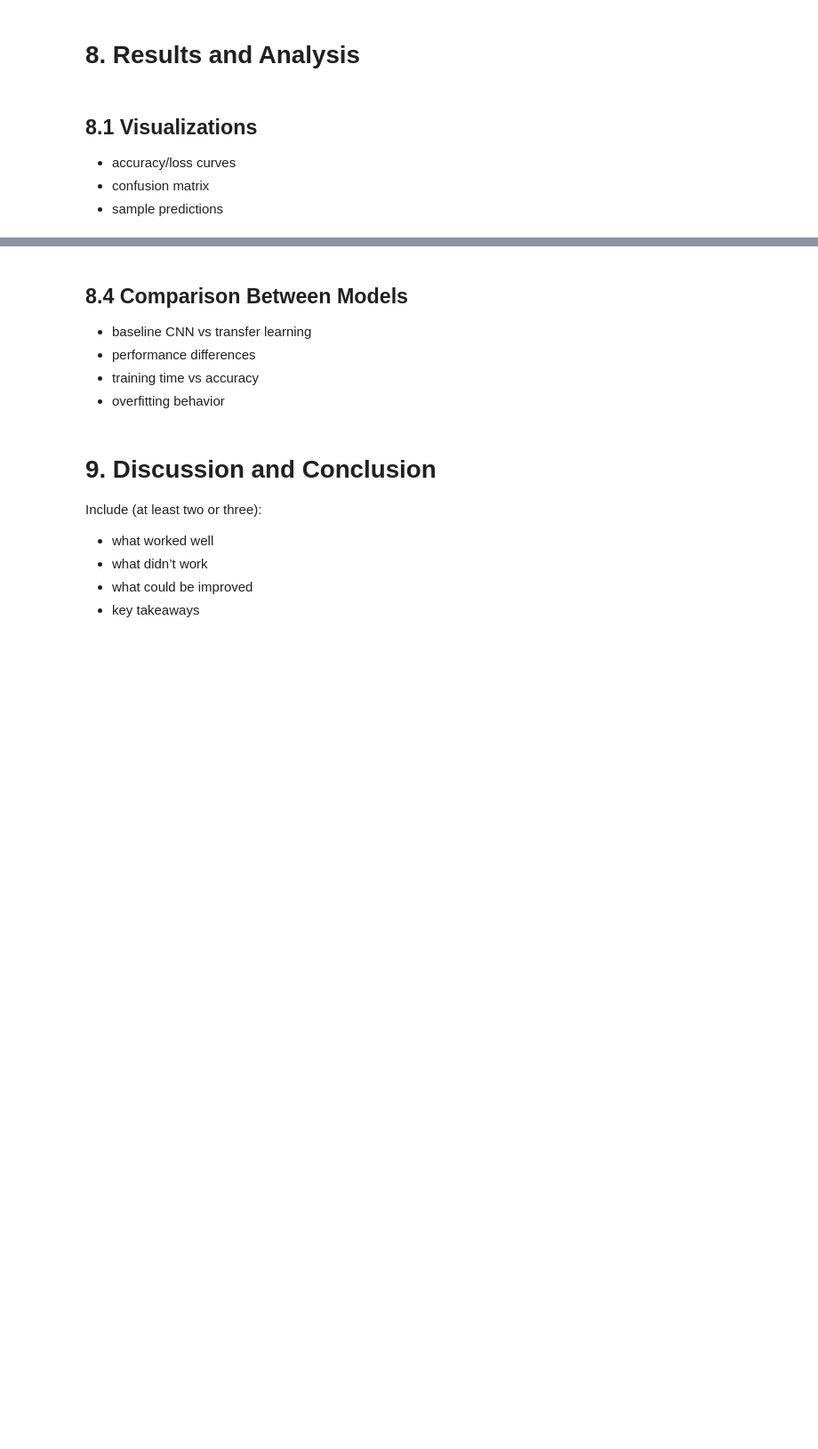
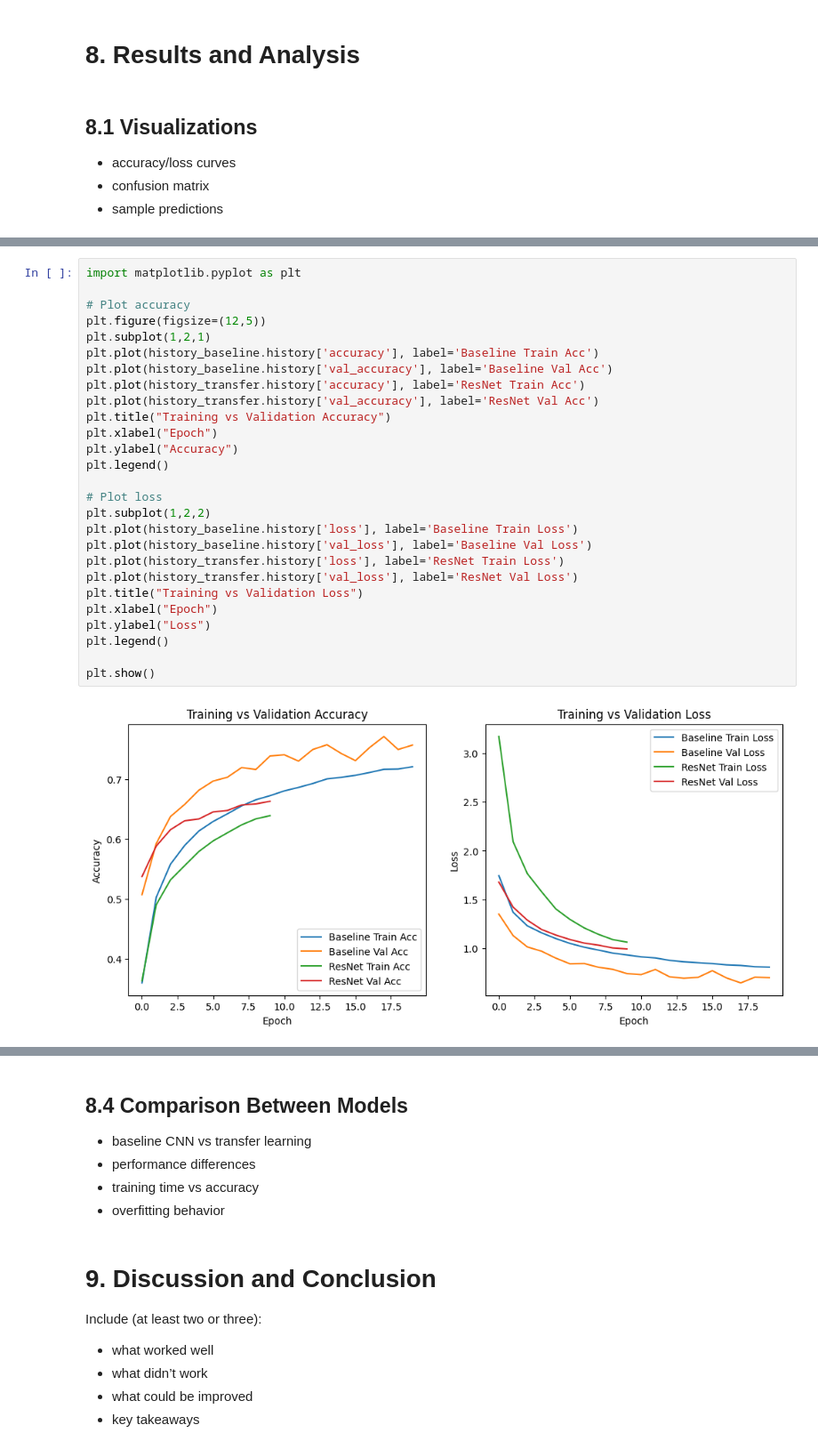
Before and after one commit to DarkSoulsV/CSCA-5632---Final-Project, a Jupyter notebook: CIFAR10_Image_Classification_CNN_TransferLearning.ipynb, the cells around one changed output, grey strips where cells are left out. Shown at 89% size. Drawn from its saved outputs; the diff is of its cells as text; blank space fills up the shorter version.

```diff
--- a/CIFAR10_Image_Classification_CNN_TransferLearning.ipynb
+++ b/CIFAR10_Image_Classification_CNN_TransferLearning.ipynb
@@ -506,0 +504,29 @@ For comparing the two models, I wanted to keep things simple and fair. Since the
+# %%
+import matplotlib.pyplot as plt
+
+# Plot accuracy
+plt.figure(figsize=(12,5))
+plt.subplot(1,2,1)
+plt.plot(history_baseline.history['accuracy'], label='Baseline Train Acc')
+plt.plot(history_baseline.history['val_accuracy'], label='Baseline Val Acc')
+plt.plot(history_transfer.history['accuracy'], label='ResNet Train Acc')
+plt.plot(history_transfer.history['val_accuracy'], label='ResNet Val Acc')
+plt.title("Training vs Validation Accuracy")
+plt.xlabel("Epoch")
+plt.ylabel("Accuracy")
+plt.legend()
+
+# Plot loss
+plt.subplot(1,2,2)
+plt.plot(history_baseline.history['loss'], label='Baseline Train Loss')
+plt.plot(history_baseline.history['val_loss'], label='Baseline Val Loss')
+plt.plot(history_transfer.history['loss'], label='ResNet Train Loss')
+plt.plot(history_transfer.history['val_loss'], label='ResNet Val Loss')
+plt.title("Training vs Validation Loss")
+plt.xlabel("Epoch")
+plt.ylabel("Loss")
+plt.legend()
+
+plt.show()
+# %% [output]
+[figure, added]
```
Also changed, not shown: parts of 23 cells of this notebook.
